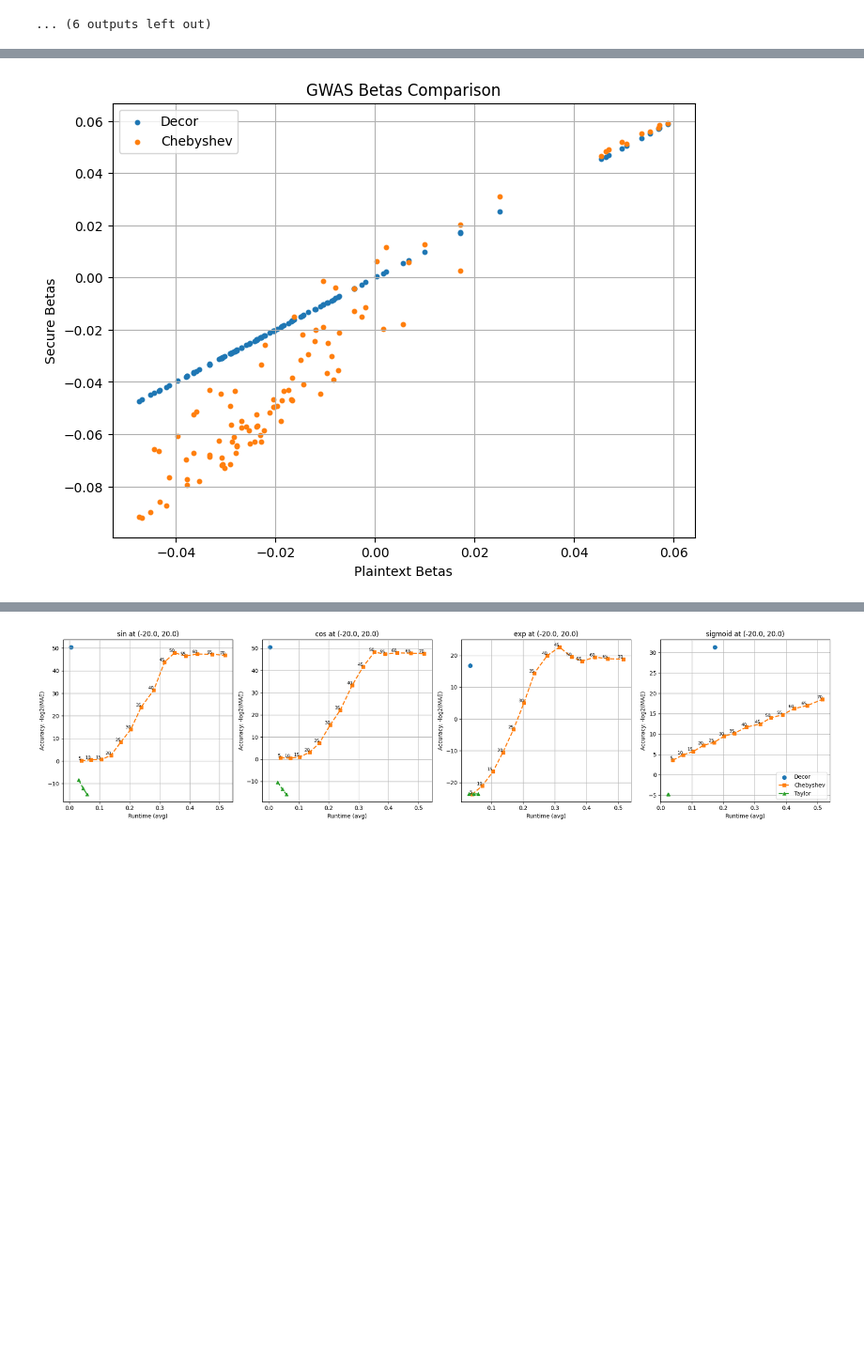
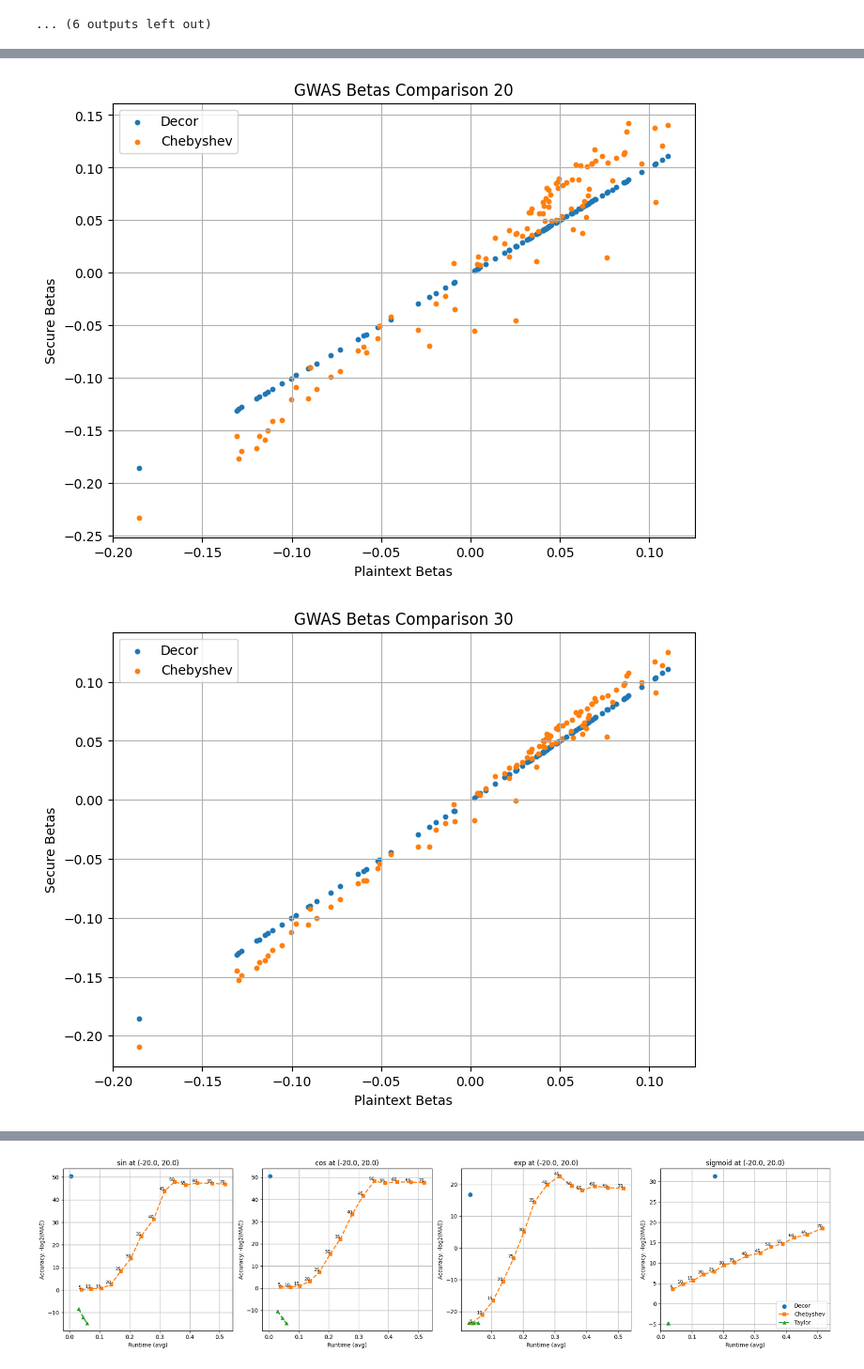
Before and after one commit to hcholab/decor, a Jupyter notebook: plots.ipynb, the cells around one changed output, grey strips where cells are left out. Shown at 94% size. Saved outputs shown, nothing was run; the diff lists cells and outputs as text; code cells hidden in the pictures; blank space fills up the shorter version.

```diff
--- a/plots.ipynb
+++ b/plots.ipynb
@@ -221,8 +221,9 @@ None
 dump_folder = "dump"
 dump_files = [
     # "log_reg",
-    # "dti",
-    "gwas"
+    # "mnist",
+    "dti",
+    # "gwas"
     ]
 nbit_fs = [64]
 cps = [0, 1]
@@ -253,20 +254,20 @@ for dump_file in dump_files:
                 with open(f"{dump_folder}/{dump_file}_{nbit_f}_CP{cp}.p", "rb") as f:
                     data = pickle.load(f)
                     for k, v in data.items():
-                        if "gwas_expected_betas" in k or "gwas_plaintext_betas" in k:
+                        if "gwas_plaintext" in k and "_betas" in k:
                             df_gwas_betas['Method'].append(f"{k}_{nbit_f}")
                             df_gwas_betas['Betas'].append(data[k])
                         if not k.endswith('_time'):
                             continue
 
                         k = k.replace('_time', '')
-                        accuracy = np.array(data[f"{k}_accuracy"]).mean()
-                        loss = np.array(data[f"{k}_loss"]).mean()
-                        runtime = round(data[f"{k}_time"][0], 5)
-                        bytes_sent = int(data[f"{k}_bytes_sent"][0])
-                        send_requests = int(data[f"{k}_send_requests"][0])
-                        partitions_count = int(data[f"{k}_partitions_count"][0])
-                        truncations_count = int(data[f"{k}_truncations_count"][0])
+                        accuracy = np.array(data.get(f"{k}_accuracy", [-1])).mean()
+                        loss = np.array(data.get(f"{k}_loss", [-1])).mean()
+                        runtime = round(data.get(f"{k}_time", [-1])[0], 5)
+                        bytes_sent = int(data.get(f"{k}_bytes_sent", [-1])[0])
+                        send_requests = int(data.get(f"{k}_send_requests", [-1])[0])
+                        partitions_count = int(data.get(f"{k}_partitions_count", [-1])[0])
+                        truncations_count = int(data.get(f"{k}_truncations_count", [-1])[0])
 
                         df_data['Method'].append(f"{k}_{nbit_f}")
 
@@ -331,15 +327,17 @@ def get_betas_by_method(method_name, df):
         return row.iloc[0]['Betas']
     return None
 # %%
-plot_scatter_baseline_refs(
-    x=get_betas_by_method("gwas_plaintext_betas_64", gwas_betas_df),
-    ys=[
-        get_betas_by_method("gwas_decor_betas_64", gwas_betas_df),
-        get_betas_by_method("gwas_chebyshev_betas_64", gwas_betas_df),
-    ],
-    labels=["Decor", "Chebyshev", "Fourier"],
-    title="GWAS Betas Comparison",
-    xlabel="Plaintext Betas",
-    ylabel="Secure Betas")
+for degree in [20, 30, 40, 50]:
+    plot_scatter_baseline_refs(
+        x=get_betas_by_method(f"gwas_plaintext_{degree}_betas_64", gwas_betas_df),
+        ys=[
+            get_betas_by_method(f"gwas_decor_{degree}_betas_64", gwas_betas_df),
+            get_betas_by_method(f"gwas_chebyshev_{degree}_betas_64", gwas_betas_df),
+        ],
+        labels=["Decor", "Chebyshev", "Fourier"],
+        title=f"GWAS Betas Comparison {degree}",
+        xlabel="Plaintext Betas",
+        ylabel="Secure Betas")
 # %% [output]
-[figure, old version]
+[figure, new version]
+[figure, added]
```
Also changed, not shown: parts of 3 cells of this notebook, 9 other files.
